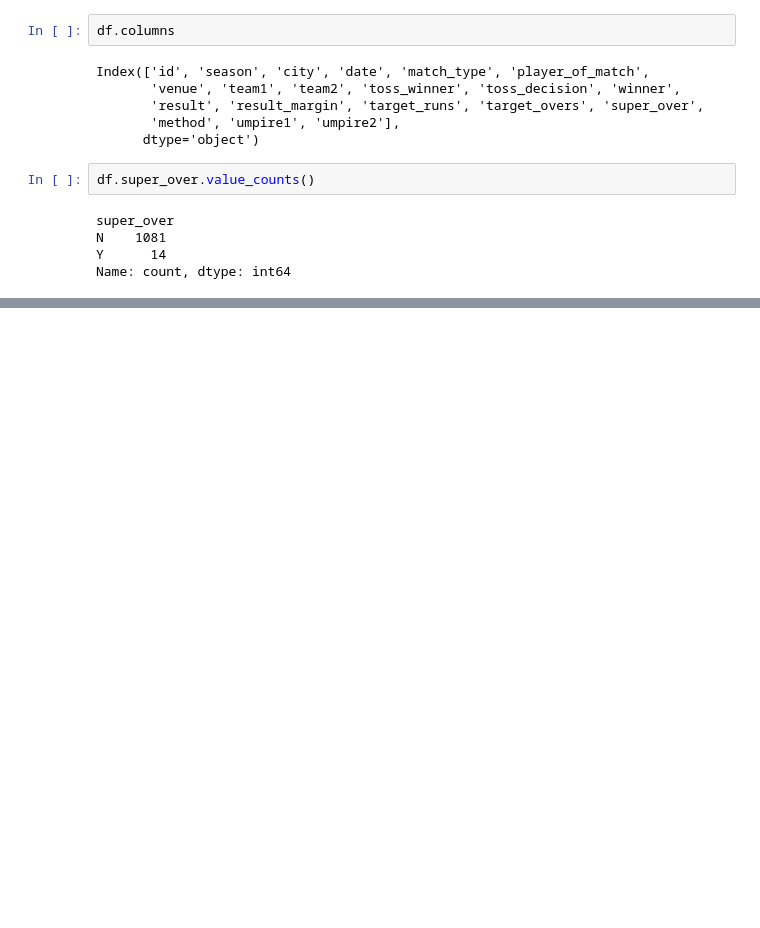
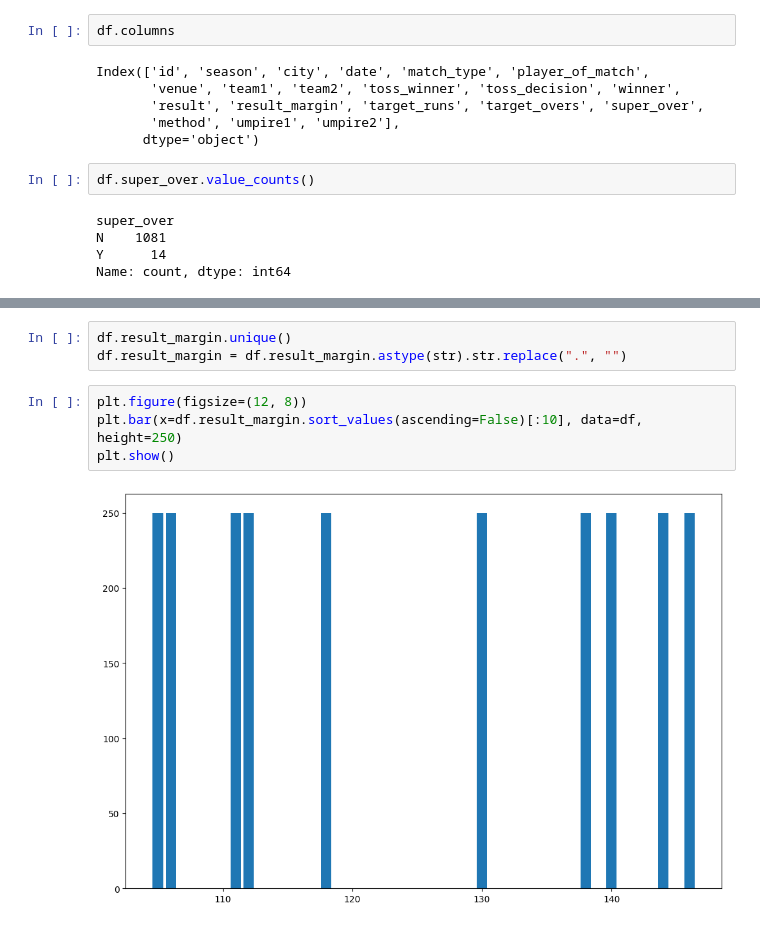
Before and after one commit to fp05107/PW_Skills_Assignments, a Jupyter notebook: Milestone_3_MachineLearning/week_2/practice/EDAIPLData.ipynb, the cells around one changed output, grey strips where cells are left out. Saved outputs shown, nothing was run; the diff lists cells and outputs as text; blank space fills up the shorter version.

```diff
--- a/Milestone_3_MachineLearning/week_2/practice/EDAIPLData.ipynb
+++ b/Milestone_3_MachineLearning/week_2/practice/EDAIPLData.ipynb
@@ -239,0 +422,9 @@ Name: count, dtype: int64
+# %%
+df.result_margin.unique()
+df.result_margin = df.result_margin.astype(str).str.replace(".", "")
+# %%
+plt.figure(figsize=(12, 8))
+plt.bar(x=df.result_margin.sort_values(ascending=False)[:10], data=df, height=250)
+plt.show()
+# %% [output]
+[figure, added]
```
Also changed, not shown: parts of 19 cells of this notebook, 2 other files.
